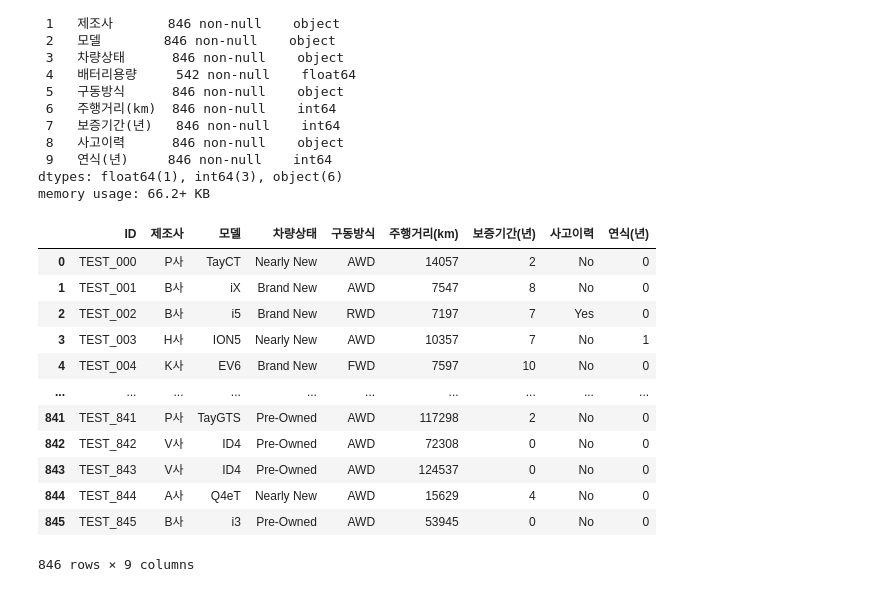
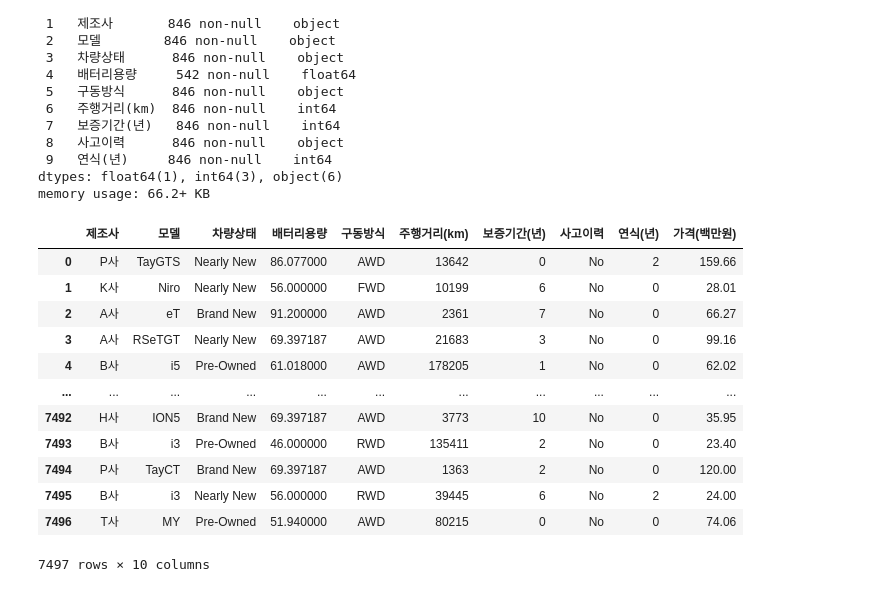
Before and after one commit to jeyday/DACON_Prediction_for_EVPrice, a Jupyter notebook: Prediction for EVPrice.ipynb, the cells around one changed output. Cells and saved outputs as stored; diff of their text form; code cells hidden in the pictures.

```diff
--- a/Prediction for EVPrice.ipynb
+++ b/Prediction for EVPrice.ipynb
@@ -46,7 +47,3 @@ Data columns (total 11 columns):
  10  가격(백만원)   7497 non-null   float64
 dtypes: float64(2), int64(3), object(6)
 memory usage: 644.4+ KB
-# %%
-# train 데이터 중 배터리용량 제거
-df_train.drop(['ID', '배터리용량'], axis = 1, inplace = True)
-df_train
@@ -130,21 +68,25 @@ Data columns (total 10 columns):
  9   연식(년)     846 non-null    int64
 dtypes: float64(1), int64(3), object(6)
 memory usage: 66.2+ KB
+# %%
+# 각 데이터에 있는 결측치를 평균으로 대체
+df_train.fillna(df_train['배터리용량'].mean(), inplace = True)
+df_test.fillna(df_test['배터리용량'].mean(), inplace = True)
 # %%
-# test 데이터 중 배터리용량 제거
-df_test.drop(['배터리용량'], axis = 1, inplace = True)
-df_test
+# train 데이터 중 ID열 제거
+df_train.drop(['ID'], axis = 1, inplace = True)
+df_train
 # %% [output]
-|  | ID | 제조사 | 모델 | 차량상태 | 구동방식 | 주행거리(km) | 보증기간(년) | 사고이력 | 연식(년) |
-| 0 | TEST_000 | P사 | TayCT | Nearly New | AWD | 14057 | 2 | No | 0 |
-| 1 | TEST_001 | B사 | iX | Brand New | AWD | 7547 | 8 | No | 0 |
-| 2 | TEST_002 | B사 | i5 | Brand New | RWD | 7197 | 7 | Yes | 0 |
-| 3 | TEST_003 | H사 | ION5 | Nearly New | AWD | 10357 | 7 | No | 1 |
-| 4 | TEST_004 | K사 | EV6 | Brand New | FWD | 7597 | 10 | No | 0 |
-| ... | ... | ... | ... | ... | ... | ... | ... | ... | ... |
-| 841 | TEST_841 | P사 | TayGTS | Pre-Owned | AWD | 117298 | 2 | No | 0 |
-| 842 | TEST_842 | V사 | ID4 | Pre-Owned | AWD | 72308 | 0 | No | 0 |
-| 843 | TEST_843 | V사 | ID4 | Pre-Owned | AWD | 124537 | 0 | No | 0 |
-| 844 | TEST_844 | A사 | Q4eT | Nearly New | AWD | 15629 | 4 | No | 0 |
-| 845 | TEST_845 | B사 | i3 | Pre-Owned | AWD | 53945 | 0 | No | 0 |
+|  | 제조사 | 모델 | 차량상태 | 배터리용량 | 구동방식 | 주행거리(km) | 보증기간(년) | 사고이력 | 연식(년) | 가격(백만원) |
+| 0 | P사 | TayGTS | Nearly New | 86.077000 | AWD | 13642 | 0 | No | 2 | 159.66 |
+| 1 | K사 | Niro | Nearly New | 56.000000 | FWD | 10199 | 6 | No | 0 | 28.01 |
+| 2 | A사 | eT | Brand New | 91.200000 | AWD | 2361 | 7 | No | 0 | 66.27 |
+| 3 | A사 | RSeTGT | Nearly New | 69.397187 | AWD | 21683 | 3 | No | 0 | 99.16 |
+| 4 | B사 | i5 | Pre-Owned | 61.018000 | AWD | 178205 | 1 | No | 0 | 62.02 |
+| ... | ... | ... | ... | ... | ... | ... | ... | ... | ... | ... |
+| 7492 | H사 | ION5 | Brand New | 69.397187 | AWD | 3773 | 10 | No | 0 | 35.95 |
+| 7493 | B사 | i3 | Pre-Owned | 46.000000 | RWD | 135411 | 2 | No | 0 | 23.40 |
+| 7494 | P사 | TayCT | Brand New | 69.397187 | AWD | 1363 | 2 | No | 0 | 120.00 |
+| 7495 | B사 | i3 | Nearly New | 56.000000 | RWD | 39445 | 6 | No | 2 | 24.00 |
+| 7496 | T사 | MY | Pre-Owned | 51.940000 | AWD | 80215 | 0 | No | 0 | 74.06 |
-846 rows × 9 columns
+7497 rows × 10 columns
```
Also changed, not shown: parts of 10 cells of this notebook.
